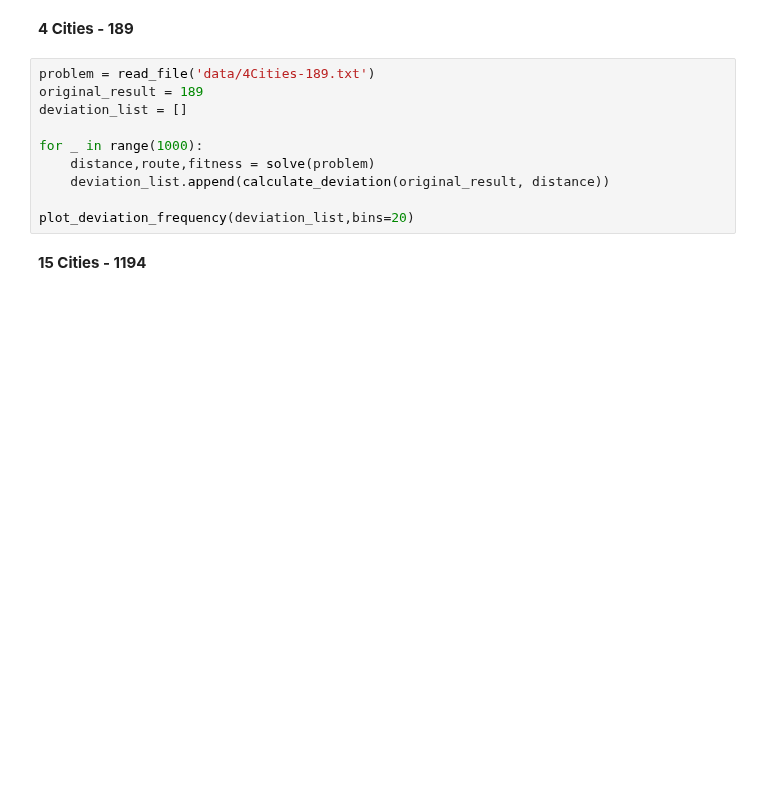
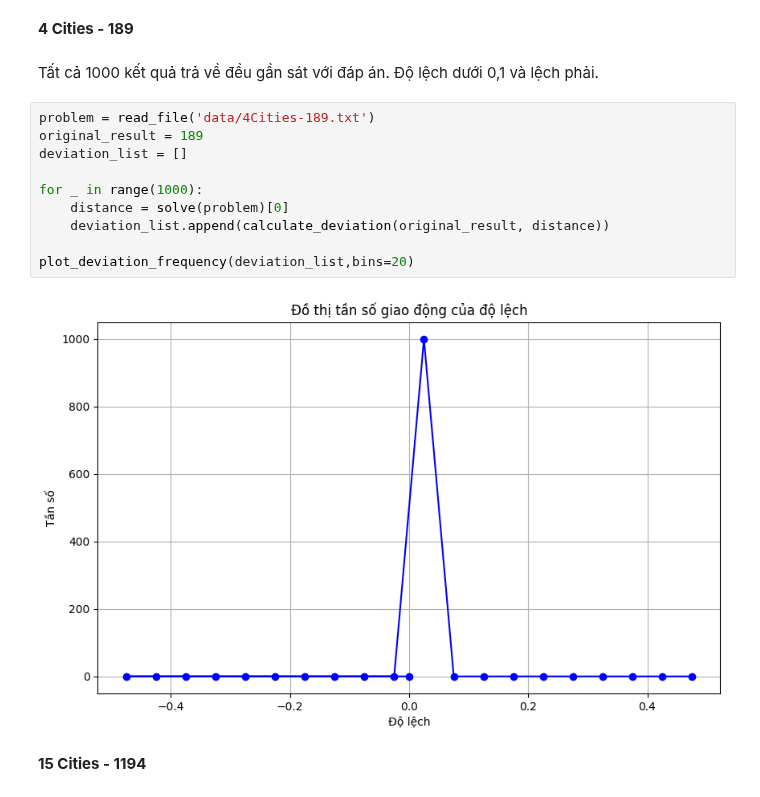
Before and after one commit to ThienNguyen3001/Travelling-Salesman-AI-Final, a Jupyter notebook: Muc3_Nhut.ipynb, the cells around one changed output. Cells and saved outputs as stored; diff of their text form; blank space fills up the shorter version.

```diff
--- a/Muc3_Nhut.ipynb
+++ b/Muc3_Nhut.ipynb
@@ -85,14 +85,18 @@ plot_deviation_frequency(deviation_list,bins=20)
 # %% [markdown]
 **4 Cities - 189**
+# %% [markdown]
+Tất cả 1000 kết quả trả về đều gần sát với đáp án. Độ lệch dưới 0,1 và lệch phải.
 # %%
 problem = read_file('data/4Cities-189.txt')
 original_result = 189
 deviation_list = []
 
 for _ in range(1000):
-    distance,route,fitness = solve(problem)
+    distance = solve(problem)[0]
     deviation_list.append(calculate_deviation(original_result, distance))
 
 plot_deviation_frequency(deviation_list,bins=20)
+# %% [output]
+[figure, added]
 # %% [markdown]
 **15 Cities - 1194**
```
Also changed, not shown: parts of 11 cells of this notebook.
